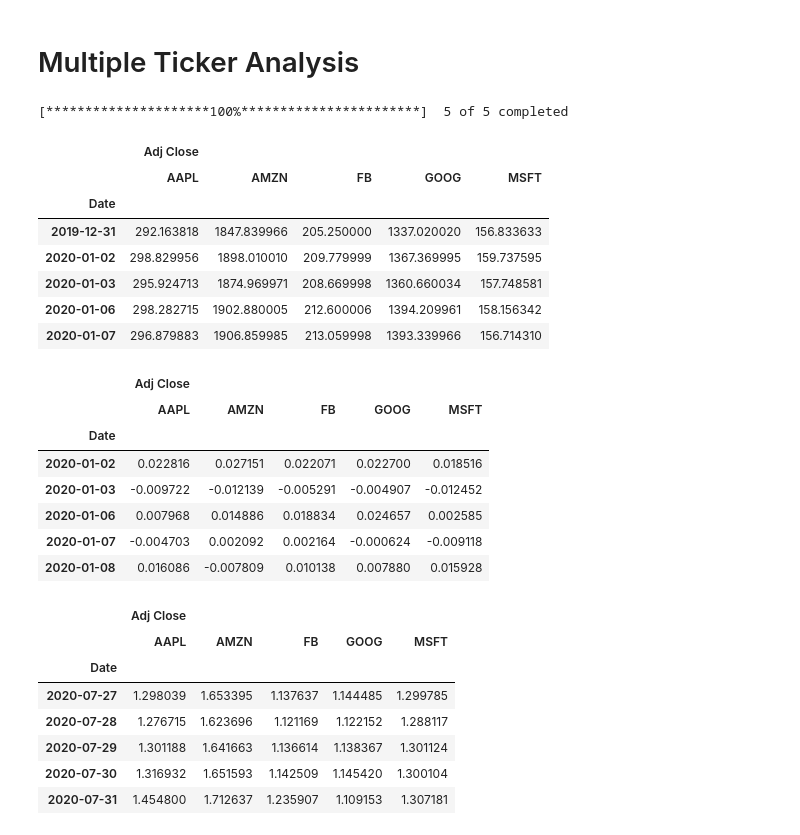
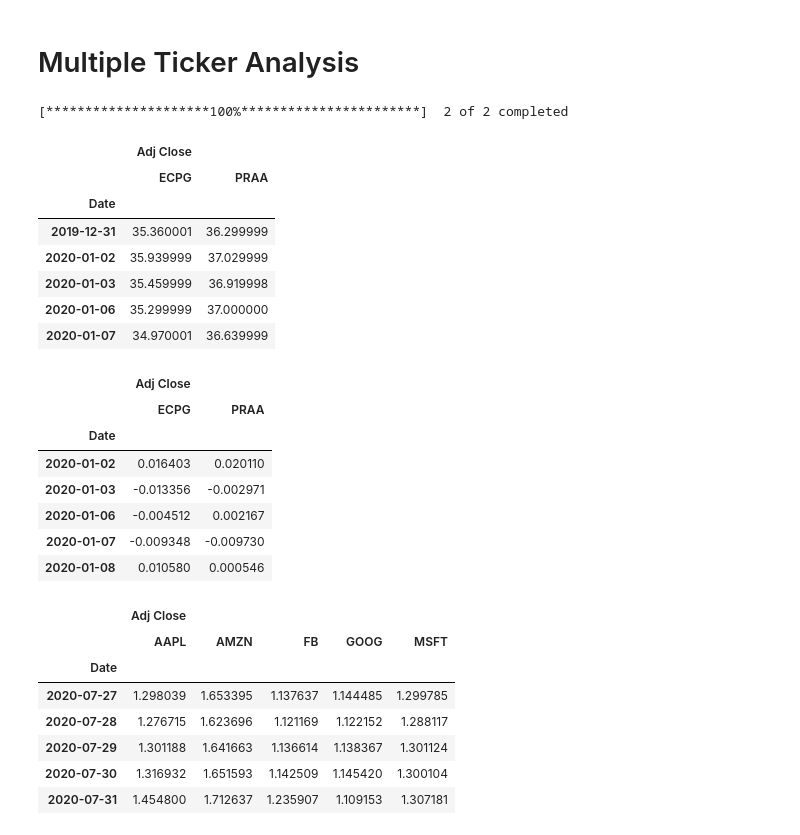
Before and after one commit to savagedavid7/Macro-Analysis, a Jupyter notebook: Stock Analysis.ipynb, the cells around one changed output. Saved outputs shown, nothing was run; the diff lists cells and outputs as text; code cells hidden in the pictures.

```diff
--- a/Stock Analysis.ipynb
+++ b/Stock Analysis.ipynb
@@ -77,23 +83,24 @@ start_date = "2020-05-29"
 # %%
 #Download stock data
 def download_data(tickers, start_date):
     stock_data = yf.download(tickers,start=start_date)
     stock_data = stock_data.drop(columns=["Close", "High", "Low", "Open", "Volume"])
     return stock_data
 
 #dbc_tlt_df = download_data(['DBC', 'TLT'], "2020-03-23")
-BIG_5_df = download_data(['AAPL', 'AMZN','FB', 'GOOG', 'MSFT'], "2019-12-31")
-BIG_5_df.head()
+#BIG_5_df = download_data(['AAPL', 'AMZN','FB', 'GOOG', 'MSFT'], "2019-12-31")
+debt_collectors_df = download_data(['ECPG','PRAA'], "2019-12-31")
+debt_collectors_df.head()
 # %% [output]
-[*********************100%***********************]  5 of 5 completed
+[*********************100%***********************]  2 of 2 completed
-|  | Adj Close |  |  |  |  |
-|  | AAPL | AMZN | FB | GOOG | MSFT |
-| Date |  |  |  |  |  |
-| 2019-12-31 | 292.163818 | 1847.839966 | 205.250000 | 1337.020020 | 156.833633 |
-| 2020-01-02 | 298.829956 | 1898.010010 | 209.779999 | 1367.369995 | 159.737595 |
-| 2020-01-03 | 295.924713 | 1874.969971 | 208.669998 | 1360.660034 | 157.748581 |
-| 2020-01-06 | 298.282715 | 1902.880005 | 212.600006 | 1394.209961 | 158.156342 |
-| 2020-01-07 | 296.879883 | 1906.859985 | 213.059998 | 1393.339966 | 156.714310 |
+|  | Adj Close |  |
+|  | ECPG | PRAA |
+| Date |  |  |
+| 2019-12-31 | 35.360001 | 36.299999 |
+| 2020-01-02 | 35.939999 | 37.029999 |
+| 2020-01-03 | 35.459999 | 36.919998 |
+| 2020-01-06 | 35.299999 | 37.000000 |
+| 2020-01-07 | 34.970001 | 36.639999 |
 # %%
 # calculate daily returns
 def calculate_daily_returns(df):
@@ -102,17 +109,18 @@ def calculate_daily_returns(df):
     return df
 
 #dbc_tlt_returns = calculate_daily_returns(dbc_tlt_df)
-BIG_5_returns = calculate_daily_returns(BIG_5_df)
-BIG_5_returns.head()
+#BIG_5_returns = calculate_daily_returns(BIG_5_df)
+debt_collectors_returns = calculate_daily_returns(debt_collectors_df)
+debt_collectors_returns.head()
 # %% [output]
-|  | Adj Close |  |  |  |  |
-|  | AAPL | AMZN | FB | GOOG | MSFT |
-| Date |  |  |  |  |  |
-| 2020-01-02 | 0.022816 | 0.027151 | 0.022071 | 0.022700 | 0.018516 |
-| 2020-01-03 | -0.009722 | -0.012139 | -0.005291 | -0.004907 | -0.012452 |
-| 2020-01-06 | 0.007968 | 0.014886 | 0.018834 | 0.024657 | 0.002585 |
-| 2020-01-07 | -0.004703 | 0.002092 | 0.002164 | -0.000624 | -0.009118 |
-| 2020-01-08 | 0.016086 | -0.007809 | 0.010138 | 0.007880 | 0.015928 |
+|  | Adj Close |  |
+|  | ECPG | PRAA |
+| Date |  |  |
+| 2020-01-02 | 0.016403 | 0.020110 |
+| 2020-01-03 | -0.013356 | -0.002971 |
+| 2020-01-06 | -0.004512 | 0.002167 |
+| 2020-01-07 | -0.009348 | -0.009730 |
+| 2020-01-08 | 0.010580 | 0.000546 |
 # %%
 test = (1+BIG_5_returns).cumprod()
 test.tail()
```
Also changed, not shown: parts of 3 cells of this notebook, 6 other files.
